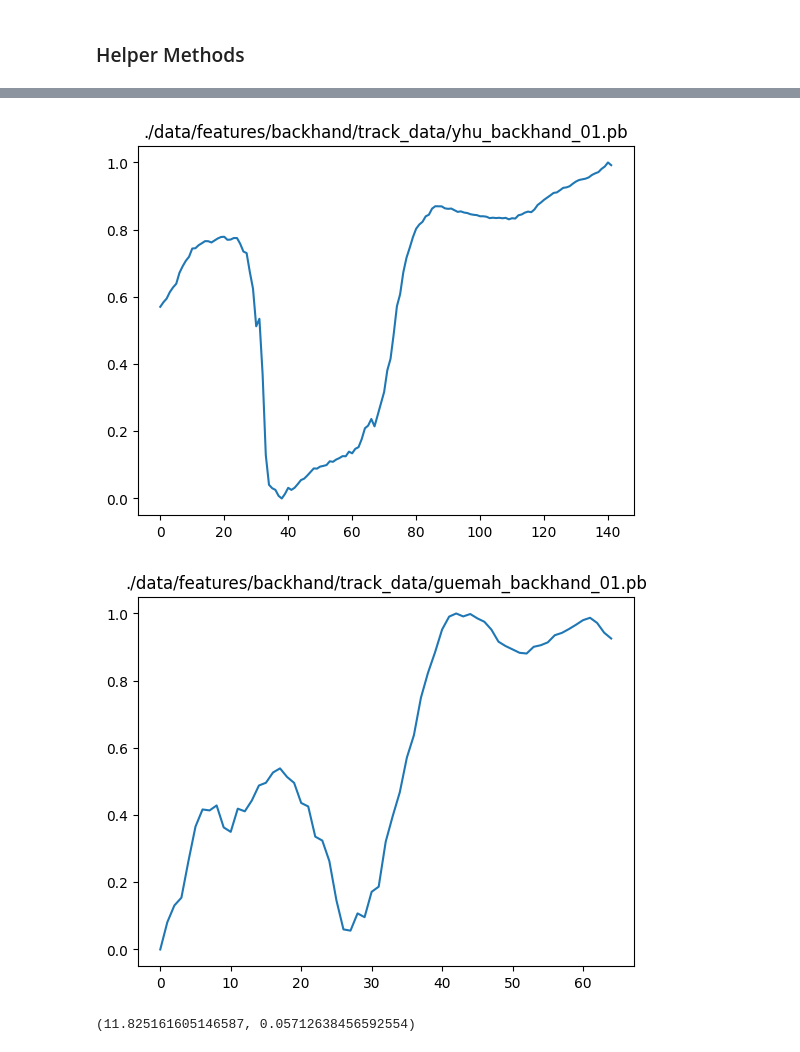
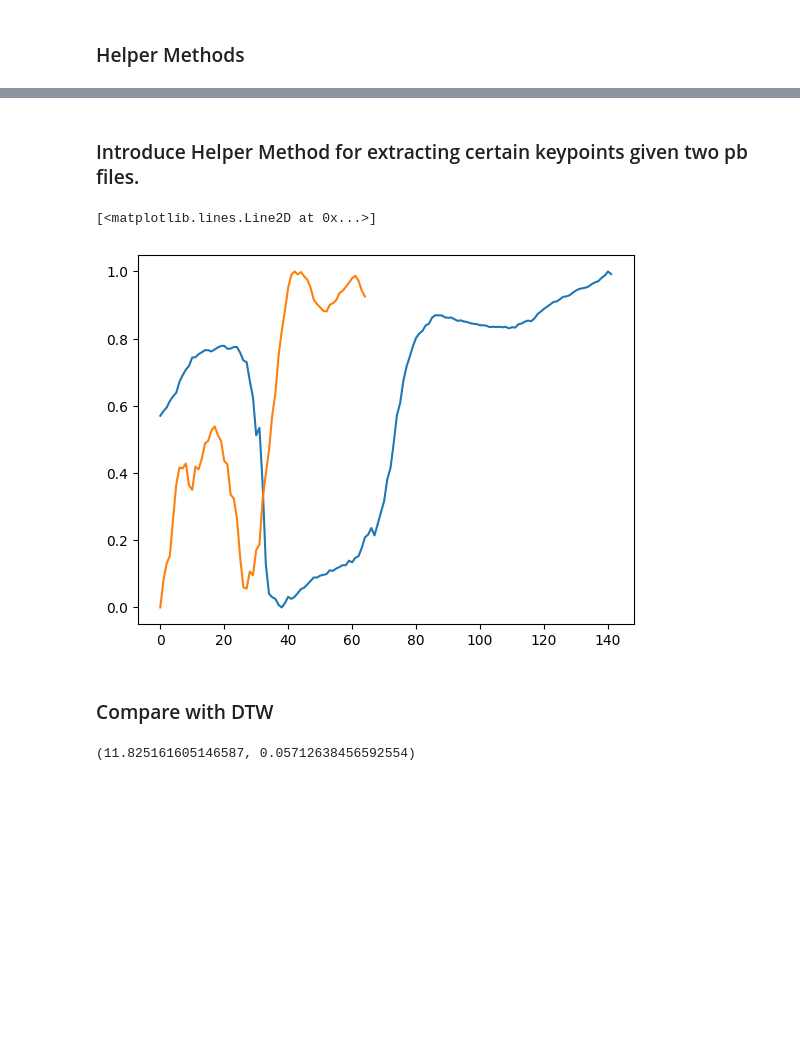
Before and after one commit to yhutter-dv/fhgr-scivi, a Jupyter notebook: jupyter_notebooks/dtw.ipynb, the cells around one changed output, grey strips where cells are left out. Cells and saved outputs as stored; diff of their text form; code cells hidden in the pictures; blank space fills up the shorter version.

```diff
--- a/jupyter_notebooks/dtw.ipynb
+++ b/jupyter_notebooks/dtw.ipynb
@@ -199,3 +192,5 @@ plt.plot(kp1_x)
+# %% [markdown]
+### Introduce Helper Method for extracting certain keypoints given two pb files.
 # %%
 def get_feature_keypoints_from_pb_files(file_path_a, file_path_b, keypoint_a, keypoint_b, feature):
 
@@ -214,19 +209,17 @@ def get_feature_keypoints_from_pb_files(file_path_a, file_path_b, keypoint_a, ke
 # %%
 file_path_a = "./data/features/backhand/track_data/yhu_backhand_01.pb"
 file_path_b = "./data/features/backhand/track_data/guemah_backhand_01.pb"
 keypoint_a = 23
 keypoint_b = 22
 kp_a, kp_b = get_feature_keypoints_from_pb_files(file_path_a, file_path_b, keypoint_a, keypoint_b, "x")
 
 plt.plot(kp_a)
-plt.title(file_path_a)
-plt.show()
 plt.plot(kp_b)
-plt.title(file_path_b)
-plt.show()
 # %% [output]
+[<matplotlib.lines.Line2D at 0x...>]
-[figure, old version]
+[figure, new version]
-[figure, removed]
+# %% [markdown]
+### Compare with DTW
 # %%
 compare_datasets(kp_a, kp_b)
 # %% [output]
```
Also changed, not shown: parts of 30 cells of this notebook, 2 other files.
